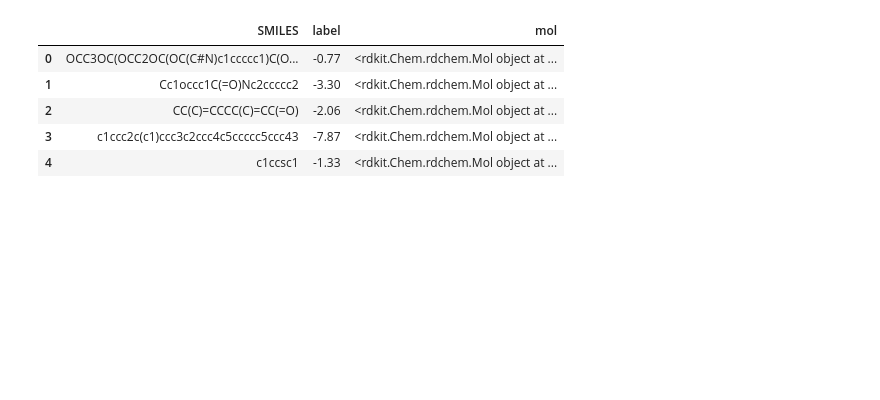
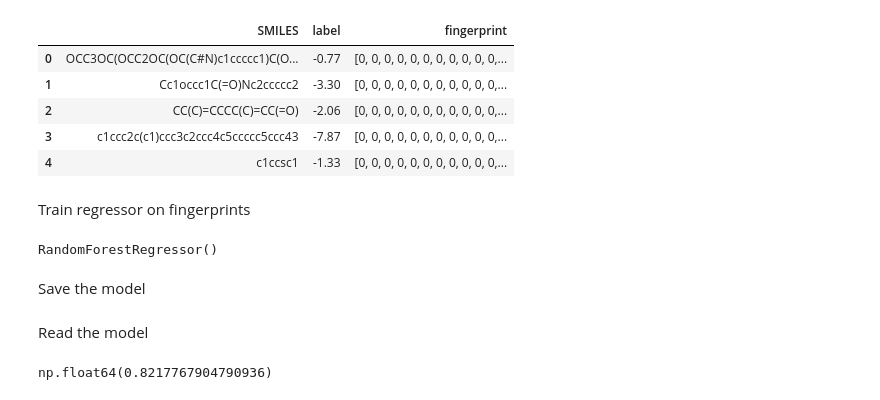
Before and after one commit to ElijahL/Solvy, a Jupyter notebook: notebooks/01_random_forest.ipynb, the cells around one changed output. Drawn from its saved outputs; the diff is of its cells as text; code cells hidden in the pictures; blank space fills up the shorter version.

```diff
--- a/notebooks/01_random_forest.ipynb
+++ b/notebooks/01_random_forest.ipynb
@@ -6,11 +8,63 @@ esol_filepath = r"../data/raw/esol.csv"
+# %%
+# The function is taken from TeachOpenCadd: talktarial 022
+def smiles_to_fp(smiles, method="maccs", n_bits=2048):
+    """
+    Encode a molecule from a SMILES string into a fingerprint.
+
+    Parameters
+    ----------
+    smiles : str
+        The SMILES string defining the molecule.
+
+    method : str
+        The type of fingerprint to use. Default is MACCS keys.
+
+    n_bits : int
+        The length of the fingerprint.
+
+    Returns
+    -------
+    array
+        The fingerprint array.
+    """
+
+    # Convert smiles to RDKit mol object
+    mol = Chem.MolFromSmiles(smiles)
+
+    if method == "maccs":
+        return np.array(MACCSkeys.GenMACCSKeys(mol))
+    if method == "morgan2":
+        fpg = rdFingerprintGenerator.GetMorganGenerator(radius=2, fpSize=n_bits)
+        return np.array(fpg.GetCountFingerprint(mol))
+    if method == "morgan3":
+        fpg = rdFingerprintGenerator.GetMorganGenerator(radius=3, fpSize=n_bits)
+        return np.array(fpg.GetCountFingerprint(mol))
+    else:
+        print(f"Warning: Wrong method specified: {method}." " Default will be used instead.")
+        return np.array(MACCSkeys.GenMACCSKeys(mol))
 # %%
+esol_filepath = r"../data/raw/esol.csv"
 esol_df = pd.read_csv(esol_filepath)
-esol_df["mol"] = esol_df['SMILES'].apply(Chem.MolFromSmiles)
+# esol_df["mol"] = esol_df['SMILES'].apply(Chem.MolFromSmiles)
+esol_df["fingerprint"] = esol_df["SMILES"].apply(smiles_to_fp)
 esol_df.head()
 # %% [output]
-|  | SMILES | label | mol |
-| 0 | OCC3OC(OCC2OC(OC(C#N)c1ccccc1)C(O... | -0.77 | <rdkit.Chem.rdchem.Mol object at ... |
-| 1 | Cc1occc1C(=O)Nc2ccccc2 | -3.30 | <rdkit.Chem.rdchem.Mol object at ... |
-| 2 | CC(C)=CCCC(C)=CC(=O) | -2.06 | <rdkit.Chem.rdchem.Mol object at ... |
-| 3 | c1ccc2c(c1)ccc3c2ccc4c5ccccc5ccc43 | -7.87 | <rdkit.Chem.rdchem.Mol object at ... |
-| 4 | c1ccsc1 | -1.33 | <rdkit.Chem.rdchem.Mol object at ... |
+|  | SMILES | label | fingerprint |
+| 0 | OCC3OC(OCC2OC(OC(C#N)c1ccccc1)C(O... | -0.77 | [0, 0, 0, 0, 0, 0, 0, 0, 0, 0, 0,... |
+| 1 | Cc1occc1C(=O)Nc2ccccc2 | -3.30 | [0, 0, 0, 0, 0, 0, 0, 0, 0, 0, 0,... |
+| 2 | CC(C)=CCCC(C)=CC(=O) | -2.06 | [0, 0, 0, 0, 0, 0, 0, 0, 0, 0, 0,... |
+| 3 | c1ccc2c(c1)ccc3c2ccc4c5ccccc5ccc43 | -7.87 | [0, 0, 0, 0, 0, 0, 0, 0, 0, 0, 0,... |
+| 4 | c1ccsc1 | -1.33 | [0, 0, 0, 0, 0, 0, 0, 0, 0, 0, 0,... |
+# %% [markdown]
+Train regressor on fingerprints
+# %%
+X = np.array([list(fp) for fp in esol_df['fingerprint']])
+y = esol_df['label']
+X_train, X_test = X[:1000], X[1000:]
+y_train, y_test = y[:1000], y[1000:]
+reg = RandomForestRegressor()
+reg.fit(X_train, y_train)
+# %% [output]
+RandomForestRegressor()
+# %% [markdown]
+Save the model
@@ -16,0 +75,2 @@ esol_df.head()
+# %% [markdown]
+Read the model
@@ -16,0 +80,6 @@ esol_df.head()
+# %%
+y_pred = model.predict(X_test)
+rmse = np.sqrt(np.mean((y_pred - y_test)**2))
+rmse
+# %% [output]
+np.float64(0.8217767904790936)
```
Also changed, not shown: parts of 5 cells of this notebook, 14 other files.
